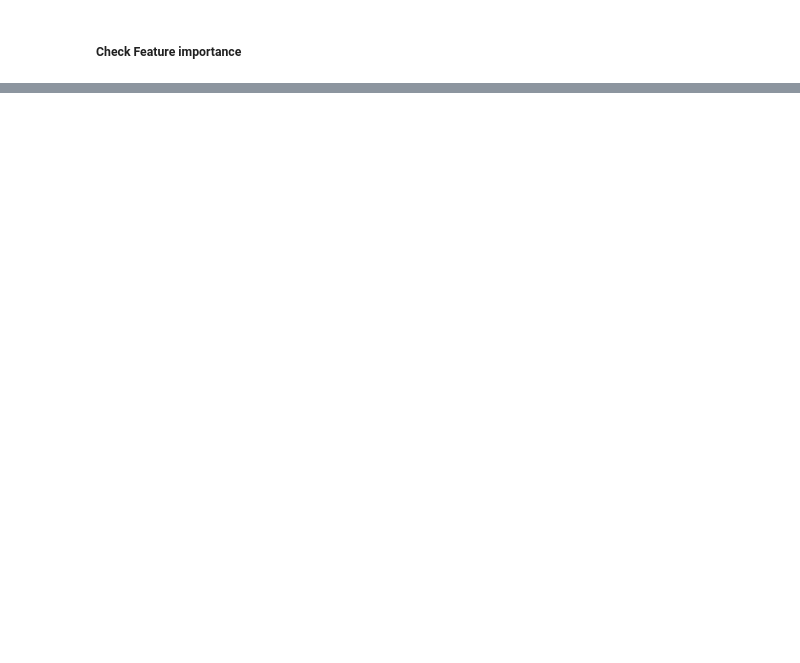
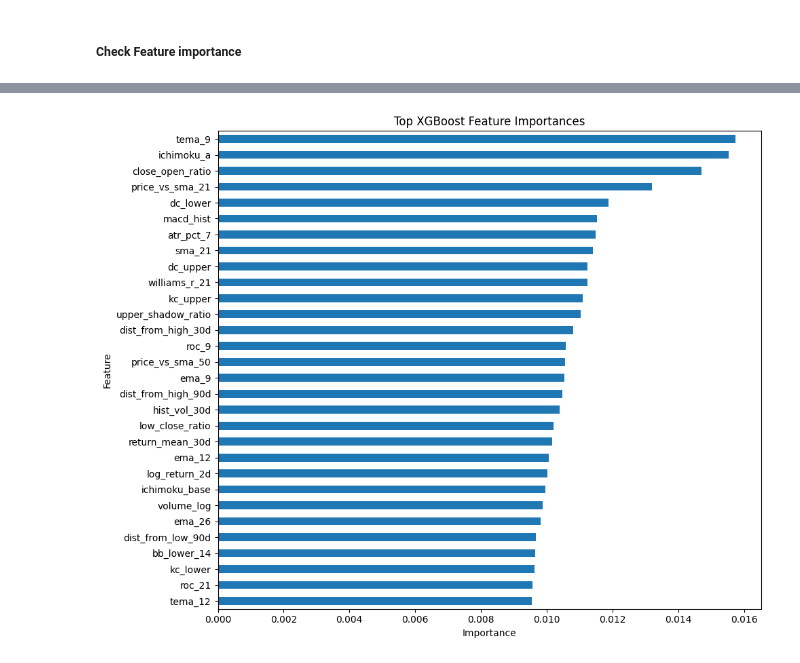
Before and after one commit to rajibulislam1/Financial_Market_Crypto, a Jupyter notebook: models/XGboost.ipynb, the cells around one changed output, grey strips where cells are left out. Drawn from its saved outputs; the diff is of its cells as text; code cells hidden in the pictures; blank space fills up the shorter version.

```diff
--- a/models/XGboost.ipynb
+++ b/models/XGboost.ipynb
@@ -666,0 +663,7 @@ date
+# %%
+importance_df = pd.DataFrame({
+    "feature": X_train.columns,
+    "importance": xgb_reg.feature_importances_
+}).sort_values("importance", ascending=False)
+
+importance_df.head(30)
@@ -667,3 +688,23 @@ date
+# %%
+import matplotlib.pyplot as plt
+
+top_n = 30
+
+importance_df.head(top_n).sort_values("importance").plot(
+    x="feature",
+    y="importance",
+    kind="barh",
+    figsize=(10, 8),
+    legend=False
+)
+
+plt.title("Top XGBoost Feature Importances")
+plt.xlabel("Importance")
+plt.ylabel("Feature")
+plt.tight_layout()
+plt.show()
+# %% [output]
+[figure, added]
 # %%
 plt.figure(figsize=(12, 6))
 
```
Also changed, not shown: parts of 23 cells of this notebook, 1 other file.
